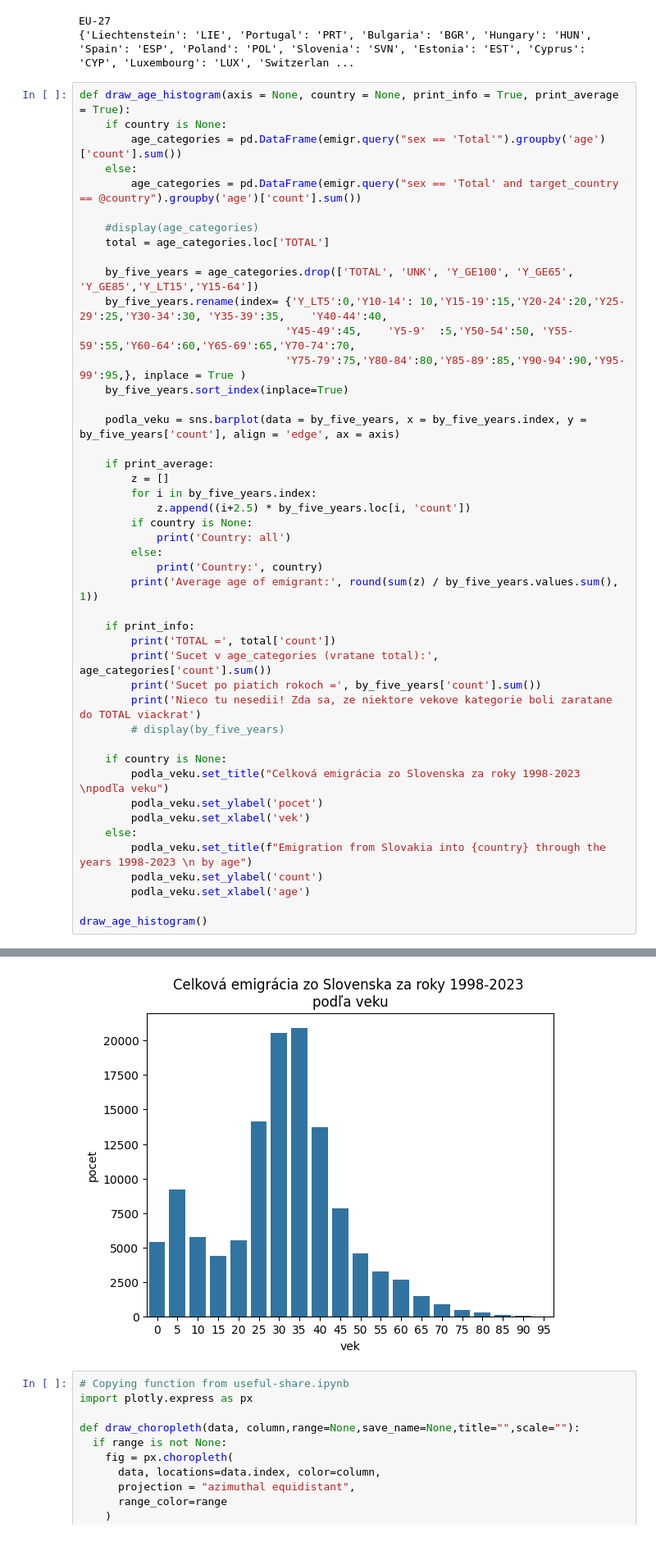
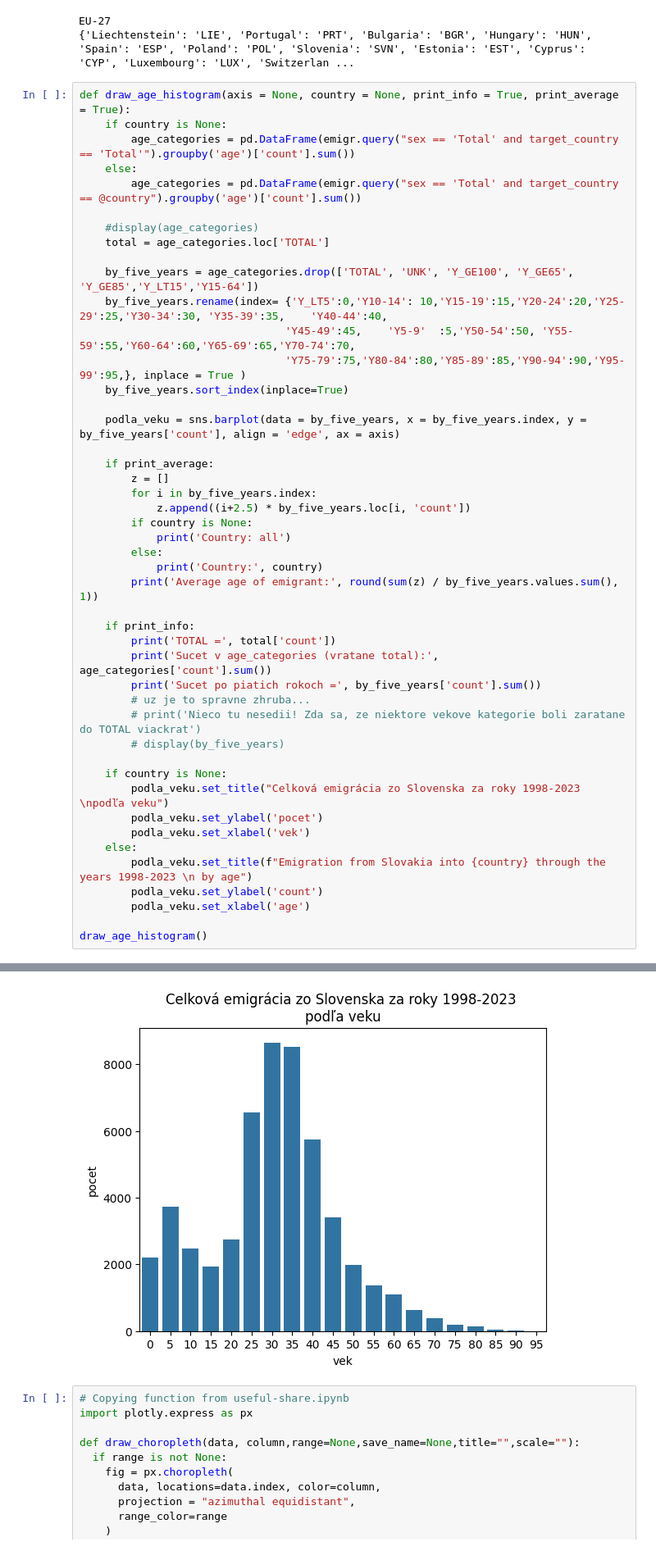
Before and after one commit to jatofi-official/migration-eu-analysis, a Jupyter notebook: Notebooks/Slovenska_Emigracia_Ado.ipynb, the cells around one changed output, grey strips where cells are left out. Shown at 82% size. Cells and saved outputs as stored; diff of their text form.

```diff
--- a/Notebooks/Slovenska_Emigracia_Ado.ipynb
+++ b/Notebooks/Slovenska_Emigracia_Ado.ipynb
@@ -62,7 +64,7 @@ EU-27
 # %%
 def draw_age_histogram(axis = None, country = None, print_info = True, print_average = True):
     if country is None:
-        age_categories = pd.DataFrame(emigr.query("sex == 'Total'").groupby('age')['count'].sum())
+        age_categories = pd.DataFrame(emigr.query("sex == 'Total' and target_country == 'Total'").groupby('age')['count'].sum())
     else:
         age_categories = pd.DataFrame(emigr.query("sex == 'Total' and target_country == @country").groupby('age')['count'].sum())
 
@@ -91,7 +93,8 @@ def draw_age_histogram(axis = None, country = None, print_info = True, print_ave
         print('TOTAL =', total['count'])
         print('Sucet v age_categories (vratane total):', age_categories['count'].sum())
         print('Sucet po piatich rokoch =', by_five_years['count'].sum())
-        print('Nieco tu nesedii! Zda sa, ze niektore vekove kategorie boli zaratane do TOTAL viackrat')
+        # uz je to spravne zhruba...
+        # print('Nieco tu nesedii! Zda sa, ze niektore vekove kategorie boli zaratane do TOTAL viackrat')
         # display(by_five_years)
 
     if country is None:
@@ -114,4 +116,4 @@ Nieco tu nesedii! Zda sa, ze niektore vekove kategorie boli zaratane do TOTAL vi
-[figure, old version]
+[figure, new version]
 # %%
 # Copying function from useful-share.ipynb
 import plotly.express as px
```
Also changed, not shown: parts of 7 cells of this notebook, 9 other files.
